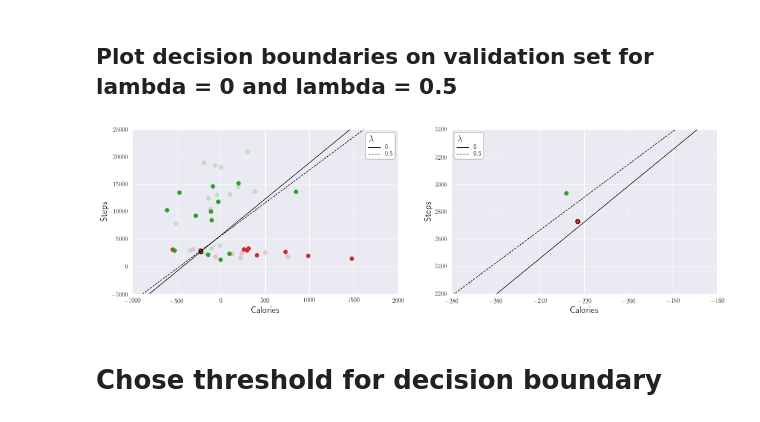
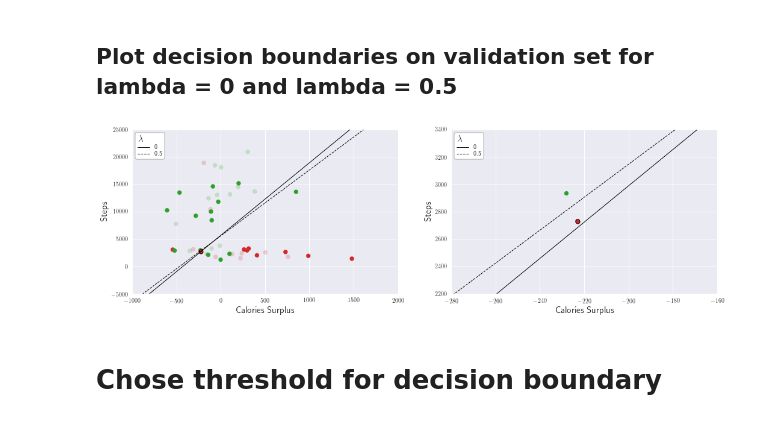
Before and after one commit to khanhnguyendata/logweight, a Jupyter notebook: logweight.ipynb, the cells around one changed output. Cells and saved outputs as stored; diff of their text form; code cells hidden in the pictures.

Commit message:
Plot interpretation of results

```diff
--- a/logweight.ipynb
+++ b/logweight.ipynb
@@ -212,7 +213,7 @@ X1_mean, X1_std = df['surplus'].mean(), df['surplus'].std()
 X2_mean, X2_std = df['step'].mean(), df['step'].std()
 # %%
 def logit(p):
-    return log(p / (1-p))
+    return np.log(p / (1-p))
 # %%
 def convert_theta(theta):
     t0 = theta[0] - theta[1] * X1_mean / X1_std - theta[2] * X2_mean / X2_std
@@ -220,7 +221,7 @@ def convert_theta(theta):
     t2 = theta[2] / X2_std
     return t0, t1, t2
 # %%
-def plot_decision_boundary(ax, theta, threshold=0, **kwargs):
+def plot_decision_boundary(ax, theta, threshold=0.5, **kwargs):
     t0, t1, t2 = convert_theta(theta)
     ax.plot([-1000, 2000], (logit(threshold) - t0 - np.array([-1000, 2000]) * t1) / t2, **kwargs)
 # %%
@@ -244,16 +245,13 @@ class BatchLogistic:
     def fit(self, X, y, n_iter):
         self.avg_log_likelihoods = []
         self.thetas = []
-        self.objectives = []
 
         for i in range(n_iter):
             self.thetas.append(self.theta)
             prob = self.sigmoid(X, self.theta)
             if np.all(prob != 0) or np.all(prob != 1):
                 self.avg_log_likelihood = (y @ np.log(prob) + (1 - y) @ np.log(1 - prob)) / len(y)
-                self.objective = self.avg_log_likelihood + self.lambda_reg * self.theta @ self.theta
                 self.avg_log_likelihoods.append(self.avg_log_likelihood)
-                self.objectives.append(self.objective)
             reg_term = self.lambda_reg * self.theta
             reg_term[0] = 0
             self.gradient = (y - prob) @ X - reg_term
@@ -543,37 +547,37 @@ fig = plt.figure(figsize=(15, 5))
 fig.subplots_adjust(left=0.05, right=0.95)
 ax1 = fig.add_subplot(1, 2, 1)
 ax1.set_xlim(-1000, 2000)
 ax1.set_ylim(-5000, 25000)
-ax1.set_xlabel(r'Calories', fontsize=15)
+ax1.set_xlabel(r'Calories Surplus', fontsize=15)
 ax1.set_ylabel(r'Steps', fontsize=15)
 ax1.scatter(df['surplus'].iloc[train_fold], df['step'].iloc[train_fold],
            color=list(np.where(y[train_fold] == 1, 'tab:red', 'tab:green')), alpha=0.2, label='_nolegend_')
 ax1.scatter(df['surplus'].iloc[val_fold], df['step'].iloc[val_fold],
            color=list(np.where(y[val_fold] == 1, 'tab:red', 'tab:green')), label='_nolegend_')
 ax1.scatter(df['surplus'].iloc[36], df['step'].iloc[36], color='tab:red', edgecolor='black', linewidth=1)
 plot_decision_boundary(ax1, log0.theta, color='black', linewidth=1, label='0')
 plot_decision_boundary(ax1, log05.theta, color='black', linewidth=1, linestyle='--', label='0.5')
-ax1.legend(title="$\lambda$", frameon=True, framealpha=1, facecolor='white', edgecolor='black', labelspacing=0.1)
+ax1.legend(title="$\lambda$", loc='upper left', frameon=True, framealpha=1, facecolor='white', edgecolor='black', labelspacing=0.1)
 ax1.get_legend().get_title().set_fontsize(15)
 ax1.get_legend().get_title().set_position((-15, 0))
 
 ax2 = fig.add_subplot(1, 2, 2)
 ax2.set_xlim(-280, -160)
 ax2.set_ylim(2200, 3400)
-ax2.set_xlabel(r'Calories', fontsize=15)
+ax2.set_xlabel(r'Calories Surplus', fontsize=15)
 ax2.set_ylabel(r'Steps', fontsize=15)
 ax2.scatter(df['surplus'].iloc[train_fold], df['step'].iloc[train_fold],
            color=list(np.where(y[train_fold] == 1, 'tab:red', 'tab:green')), alpha=0.2, label='_nolegend_')
 ax2.scatter(df['surplus'].iloc[val_fold], df['step'].iloc[val_fold],
            color=list(np.where(y[val_fold] == 1, 'tab:red', 'tab:green')), label='_nolegend_')
 ax2.scatter(df['surplus'].iloc[36], df['step'].iloc[36], color='tab:red', edgecolor='black', linewidth=1)
 plot_decision_boundary(ax2, log0.theta, color='black', linewidth=1, label='0')
 plot_decision_boundary(ax2, log05.theta, color='black', linewidth=1, linestyle='--', label='0.5')
 ax2.legend(title="$\lambda$", frameon=True, framealpha=1, facecolor='white', edgecolor='black', labelspacing=0.1)
 ax2.get_legend().get_title().set_fontsize(15)
 ax2.get_legend().get_title().set_position((-15, 0))
 # %% [output]
-[figure, old version]
+[figure, new version]
 # %%
 # fig.savefig('lambda_0_05.png')
 # %% [markdown]
```
Also changed, not shown: parts of 27 cells of this notebook, 5 other files.
